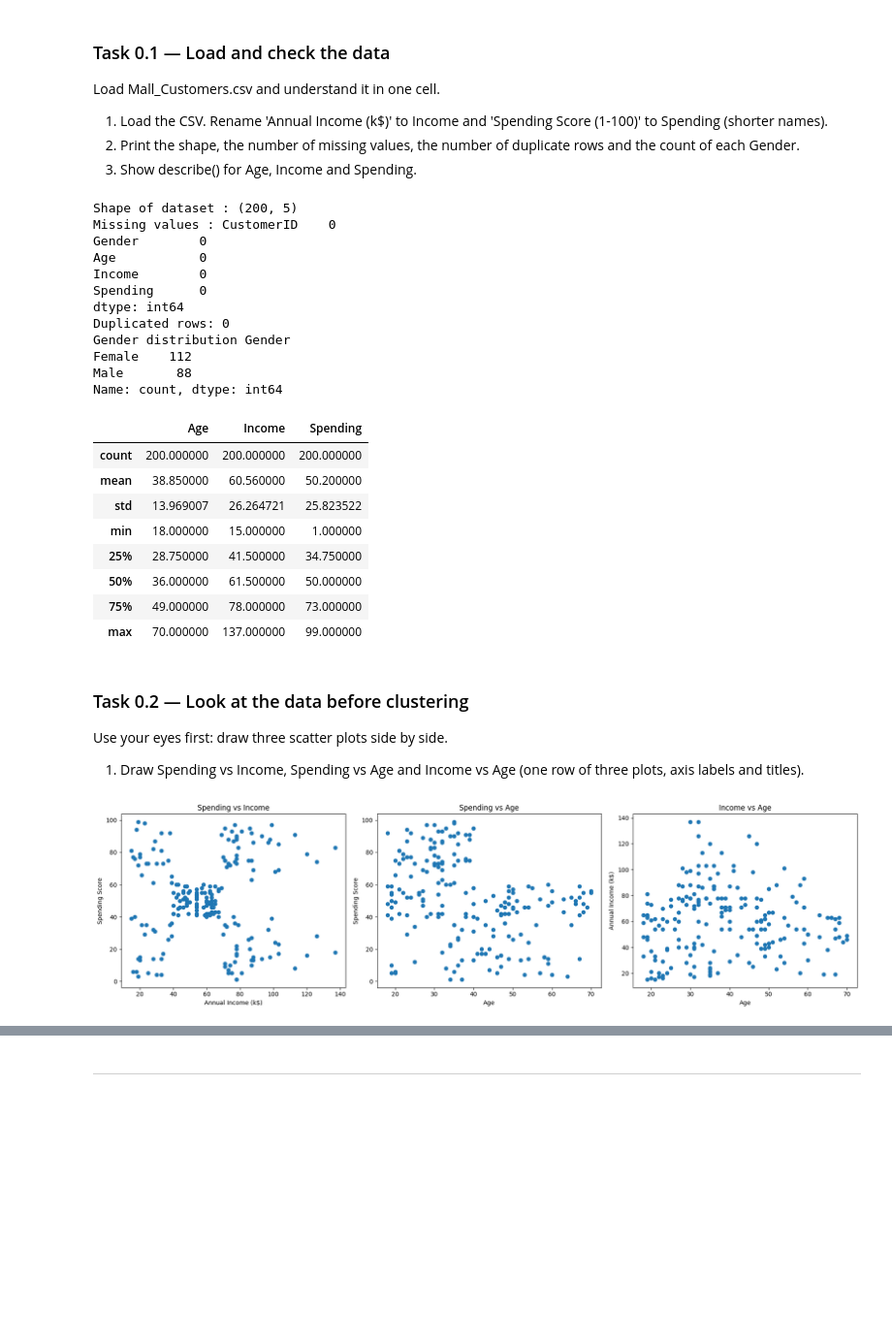
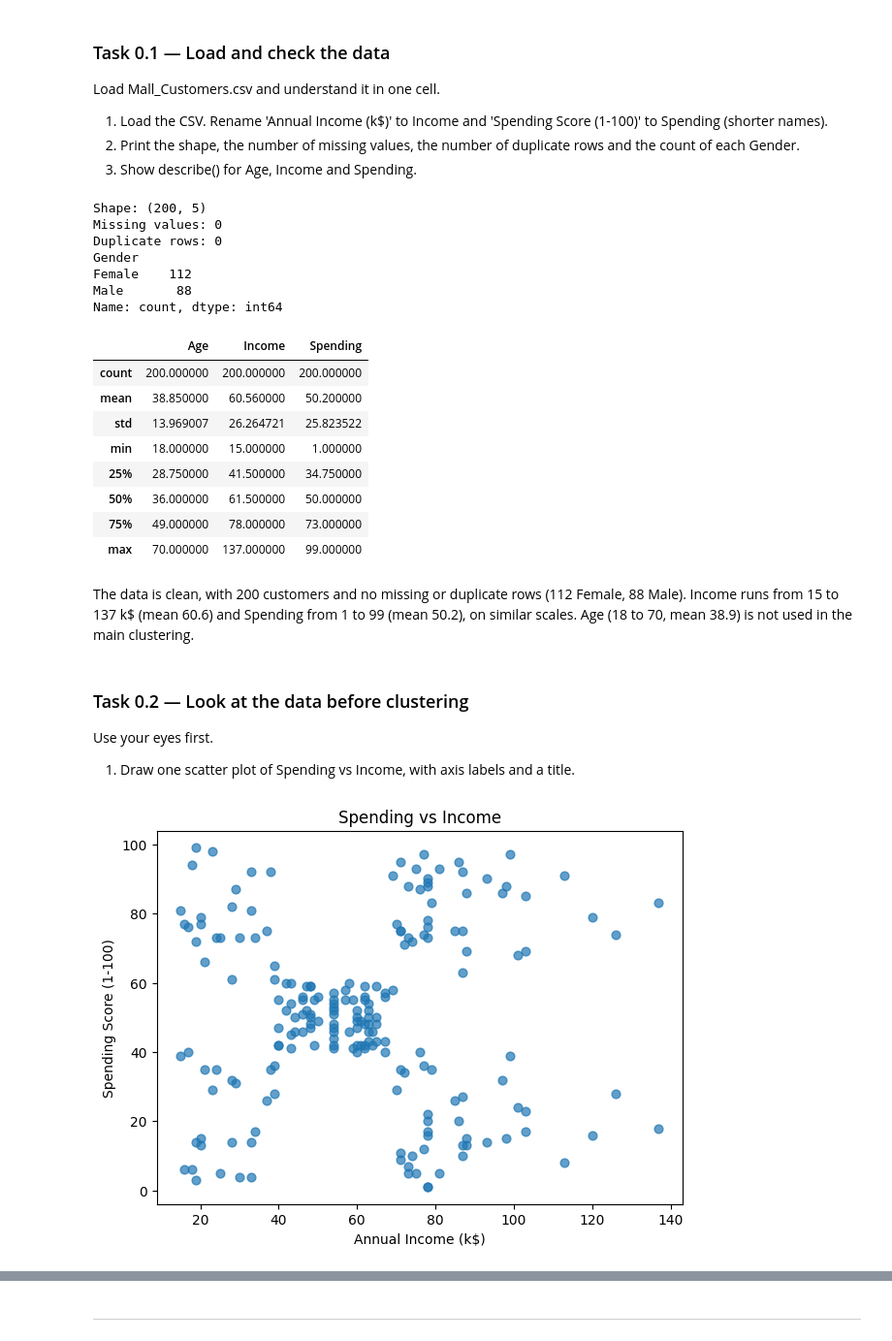
Before and after one commit to Ritika-Lund/Machine-learning-Lab, a Jupyter notebook: LAB 10/Lab10_KMeans_Clustering_Template.ipynb, the cells around one changed output, grey strips where cells are left out. Shown at 97% size. Saved outputs shown, nothing was run; the diff lists cells and outputs as text; code cells hidden in the pictures; blank space fills up the shorter version.

```diff
--- a/LAB 10/Lab10_KMeans_Clustering_Template.ipynb
+++ b/LAB 10/Lab10_KMeans_Clustering_Template.ipynb
@@ -57,25 +54,21 @@ Load Mall_Customers.csv and understand it in one cell.
 3. Show describe() for Age, Income and Spending.
 # %%
 # YOUR CODE HERE
-df=pd.read_csv("Mall customer segmentation dataset/Mall_Customers.csv")
-df.head()
-df=df.rename(columns={"Annual Income (k$)":"Income","Spending Score (1-100)":'Spending'})
-df.head()
-print("Shape of dataset :",df.shape)
-print("Missing values :",df.isnull().sum())
-print("Duplicated rows:",df.duplicated().sum())
-print("Gender distribution",df['Gender'].value_counts())
+df = pd.read_csv('Mall Customer Segmentation Dataset/Mall_Customers.csv')
+df = df.rename(columns={'Annual Income (k$)': 'Income',
+                        'Spending Score (1-100)': 'Spending'})
+
+print('Shape:', df.shape)
+print('Missing values:', df.isnull().sum().sum())
+print('Duplicate rows:', df.duplicated().sum())
+print(df['Gender'].value_counts())
+
 df[['Age', 'Income', 'Spending']].describe()
 # %% [output]
-Shape of dataset : (200, 5)
-Missing values : CustomerID    0
-Gender        0
-Age           0
-Income        0
-Spending      0
-dtype: int64
-Duplicated rows: 0
-Gender distribution Gender
+Shape: (200, 5)
+Missing values: 0
+Duplicate rows: 0
+Gender
 Female    112
 Male       88
 Name: count, dtype: int64
@@ -88,42 +81,27 @@ Name: count, dtype: int64
 | 50% | 36.000000 | 61.500000 | 50.000000 |
 | 75% | 49.000000 | 78.000000 | 73.000000 |
 | max | 70.000000 | 137.000000 | 99.000000 |
+# %% [markdown]
+The data is clean, with 200 customers and no missing or duplicate rows (112 Female,
+88 Male). Income runs from 15 to 137 k$ (mean 60.6) and Spending from 1 to 99
+(mean 50.2), on similar scales. Age (18 to 70, mean 38.9) is not used in the main
+clustering.
 # %% [markdown]
 ### Task 0.2 — Look at the data before clustering
 
-Use your eyes first: draw three scatter plots side by side.
+Use your eyes first.
 
-1. Draw Spending vs Income, Spending vs Age and Income vs Age (one row of three plots, axis labels and titles).
+1. Draw one scatter plot of Spending vs Income, with axis labels and a title.
-# %%
-# YOUR CODE HERE
-
-plt.figure(figsize=(18, 5))
-
-# Plot 1: Spending vs Income
-plt.subplot(1, 3, 1)
-plt.scatter(df['Income'], df['Spending'])
-plt.xlabel('Annual Income (k$)')
-plt.ylabel('Spending Score')
-plt.title('Spending vs Income')
-
-# Plot 2: Spending vs Age
-plt.subplot(1, 3, 2)
-plt.scatter(df['Age'], df['Spending'])
-plt.xlabel('Age')
-plt.ylabel('Spending Score')
-plt.title('Spending vs Age')
-
-# Plot 3: Income vs Age
-plt.subplot(1, 3, 3)
-plt.scatter(df['Age'], df['Income'])
-plt.xlabel('Age')
-plt.ylabel('Annual Income (k$)')
-plt.title('Income vs Age')
-
-plt.tight_layout()
-plt.show()
-# %% [output]
-[figure, removed]
+# %%
+# YOUR CODE HERE
+plt.figure(figsize=(7, 5))
+plt.scatter(df['Income'], df['Spending'], s=40, alpha=0.7)
+plt.xlabel('Annual Income (k$)')
+plt.ylabel('Spending Score (1-100)')
+plt.title('Spending vs Income')
+plt.show()
+# %% [output]
+[figure, added]
 # %% [markdown]
 **Questions** (answer with your own numbers)
 
```
Also changed, not shown: parts of 102 cells of this notebook, 1 other file.
